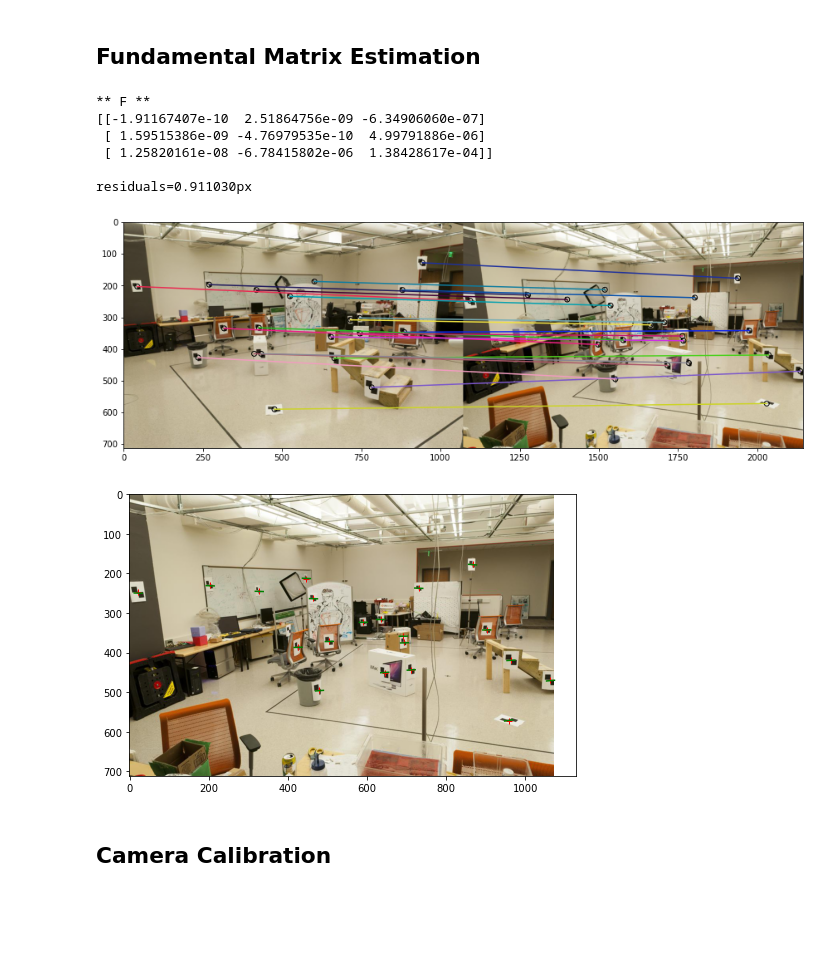
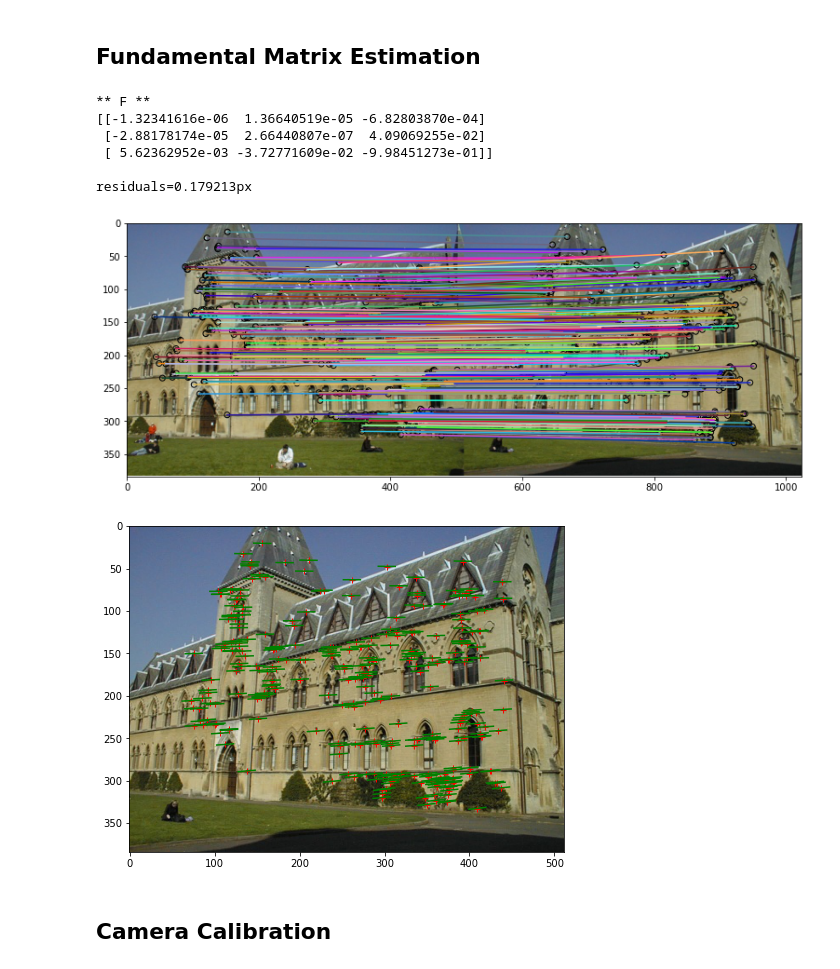
Before and after one commit to liuyenting/ECE549-Fall2021, a Jupyter notebook: MP3/Part2.ipynb, the cells around one changed output. Cells and saved outputs as stored; diff of their text form; code cells hidden in the pictures; blank space fills up the shorter version.

```diff
--- a/MP3/Part2.ipynb
+++ b/MP3/Part2.ipynb
@@ -75,7 +75,7 @@ from skimage.feature import plot_matches
 ## load images and match files for the first example
 ##
 
-name = "lab"
+name = "library"
 I1 = imread(f"part2/{name}1.jpg")
 I2 = imread(f"part2/{name}2.jpg")
 matches = np.loadtxt(f"part2/{name}_matches.txt")
@@ -110,7 +110,7 @@ plot_matches(
 ##
 
 # first, fit fundamental matrix to the matchess
-F = fit_fundamental(matches, normalize=True)
+F = fit_fundamental(matches, normalize=False)
 print("** F **")
 print(F)
 print()
@@ -123,39 +123,42 @@ L1 = (F @ M).T  # transform points from
 
 # find points on epipolar lines L closest to matches(:,3:4)
 l = np.sqrt(L1[:, 0] ** 2 + L1[:, 1] ** 2)
 L = np.divide(L1, np.kron(np.ones((3, 1)), l).transpose())  # rescale the line
 pt_line_dist = np.multiply(L, np.c_[matches[:, 2:4], np.ones((N, 1))]).sum(axis=1)
 closest_pt = matches[:, 2:4] - np.multiply(
     L[:, 0:2], np.kron(np.ones((2, 1)), pt_line_dist).transpose()
 )
 
 # calculate residuals
 residuals = np.mean(pt_line_dist ** 2)
 print(f"residuals={residuals:.6f}px")
 
 # find endpoints of segment on epipolar line (for display purposes)
 pt1 = (
     closest_pt - np.c_[L[:, 1], -L[:, 0]] * 10
 )  # offset from the closest point is 10 pixels
 pt2 = closest_pt + np.c_[L[:, 1], -L[:, 0]] * 10
 
 # display points and segments of corresponding epipolar lines
 fig, ax = plt.subplots(figsize=(8, 6))
 ax.set_aspect("equal")
 ax.imshow(I2)
 ax.plot(matches[:, 2], matches[:, 3], "+r")
 ax.plot([matches[:, 2], closest_pt[:, 0]], [matches[:, 3], closest_pt[:, 1]], "r")
 ax.plot([pt1[:, 0], pt2[:, 0]], [pt1[:, 1], pt2[:, 1]], "g")
 plt.show()
+
+ax.axis("off")
+fig.savefig("F-est_unnormalized.png", bbox_inches="tight", pad_inches=0)
 # %% [output]
 ** F **
-[[-1.91167407e-10  2.51864756e-09 -6.34906060e-07]
- [ 1.59515386e-09 -4.76979535e-10  4.99791886e-06]
- [ 1.25820161e-08 -6.78415802e-06  1.38428617e-04]]
+[[-1.32341616e-06  1.36640519e-05 -6.82803870e-04]
+ [-2.88178174e-05  2.66440807e-07  4.09069255e-02]
+ [ 5.62362952e-03 -3.72771609e-02 -9.98451273e-01]]
 
-residuals=0.911030px
+residuals=0.179213px
-[figure, old version]
+[figure, new version]
-[figure, old version]
+[figure, new version]
 # %% [markdown]
 ## Camera Calibration
 # %%
```
Also changed, not shown: 1 other file.
